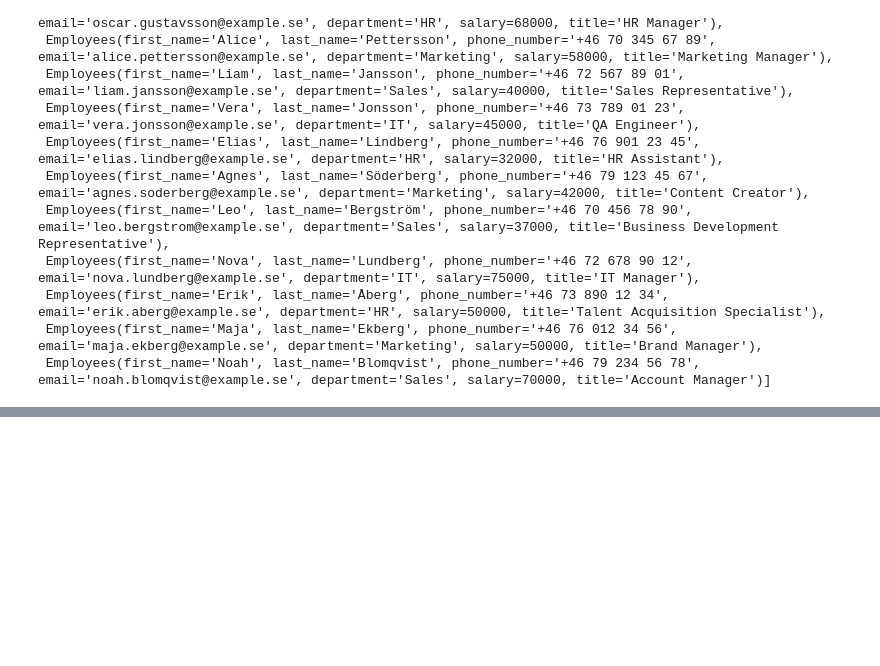
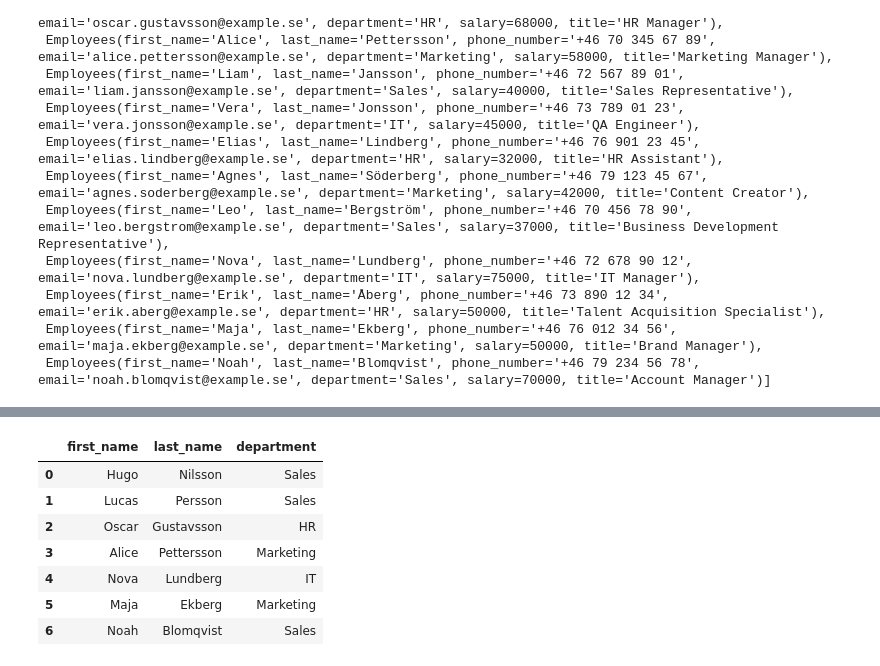
Before and after one commit to Natali-Dev/ai_engineering_natali_harju, a Jupyter notebook: exercises/3_pydantic/2_small company.ipynb, the cells around one changed output, grey strips where cells are left out. Saved outputs shown, nothing was run; the diff lists cells and outputs as text; code cells hidden in the pictures; blank space fills up the shorter version.

```diff
--- a/exercises/3_pydantic/2_small company.ipynb
+++ b/exercises/3_pydantic/2_small company.ipynb
@@ -210,2 +225,20 @@ df.head(1)
+# %%
+conn = duckdb.connect("employee.duckdb")
+# conn.execute("SELECT * FROM staging.employee where title LIKE '% Manager'").df()
+conn.close()
+
+df_managers = duckdb.query("SELECT * FROM df where title LIKE '% Manager'").df()
+manager_names = df_managers[["first_name", "last_name", "department"]]
+# manager_names = df_managers["first_name"] + " " + df_managers["last_name"]
+manager_names
+# %% [output]
+|  | first_name | last_name | department |
+| 0 | Hugo | Nilsson | Sales |
+| 1 | Lucas | Persson | Sales |
+| 2 | Oscar | Gustavsson | HR |
+| 3 | Alice | Pettersson | Marketing |
+| 4 | Nova | Lundberg | IT |
+| 5 | Maja | Ekberg | Marketing |
+| 6 | Noah | Blomqvist | Sales |
 # %%
 # h) Use gemini to simulate departments data. There should be same departments as those you had in task b. Also add a description field and a contact person.
```
Also changed, not shown: parts of 11 cells of this notebook, 1 other file.
